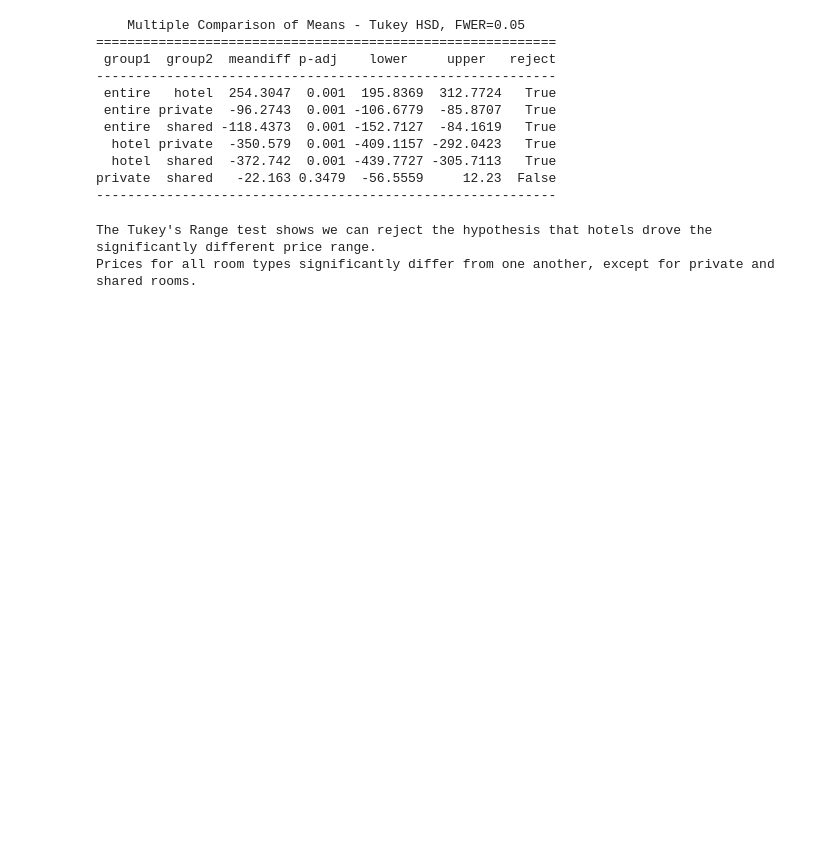
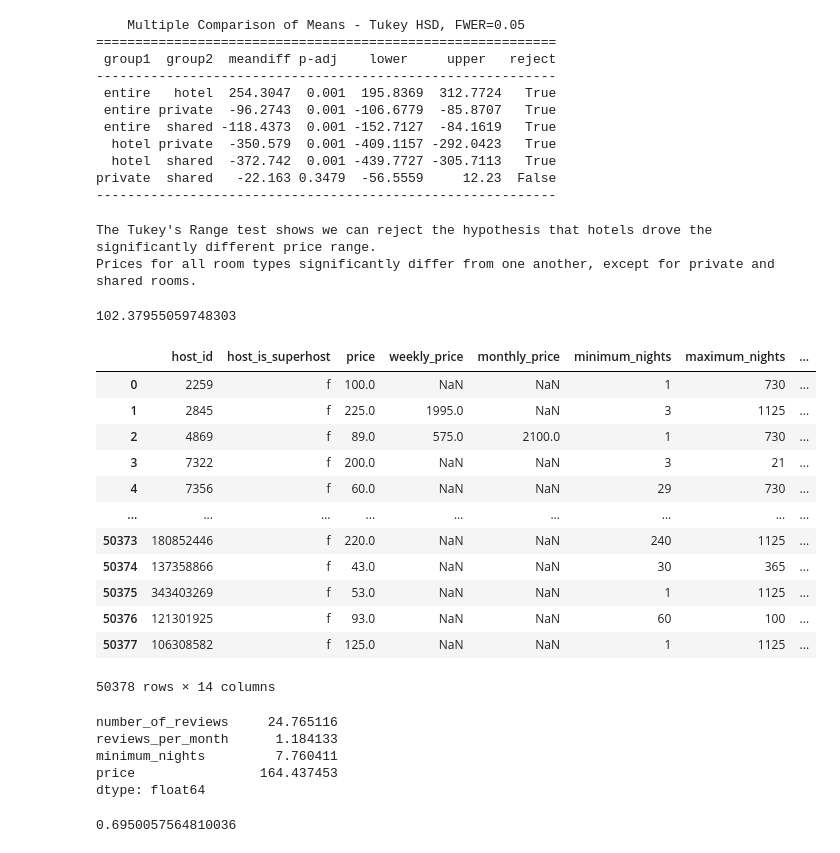
Before and after one commit to AlbaneCM/airbnb, a Jupyter notebook: airbnb.ipynb, the cells around one changed output. Saved outputs shown, nothing was run; the diff lists cells and outputs as text; code cells hidden in the pictures; blank space fills up the shorter version.

```diff
--- a/airbnb.ipynb
+++ b/airbnb.ipynb
@@ -1206,2 +1213,36 @@ Prices for all room types significantly differ from one another, except for priv
+# %%
+city['revenue_past'] = city['price'] * city['minimum_nights'] * city['number_of_reviews']
+city['roomnights_past'] = city['minimum_nights'] * city['number_of_reviews']
+# %% [output]
+102.37955059748303
+# %%
+# monthly
+city['revenue_month_past'] = city['price'] * city['minimum_nights'] * city['reviews_per_month']
+city['roomnights_month_past'] = city['minimum_nights'] * city['reviews_per_month']
+# %%
+df_revenue = city[['host_id', 'host_is_superhost', 'price', 'weekly_price', 'monthly_price', 'minimum_nights', 'maximum_nights', 'number_of_reviews', 'reviews_per_month', 'is_weekly_price', 'roomnights_past', 'revenue_past', 'revenue_month_past', 'roomnights_month_past']]
+df_revenue
+# %% [output]
+|  | host_id | host_is_superhost | price | weekly_price | monthly_price | minimum_nights | maximum_nights | ... |
+| 0 | 2259 | f | 100.0 | NaN | NaN | 1 | 730 | ... |
+| 1 | 2845 | f | 225.0 | 1995.0 | NaN | 3 | 1125 | ... |
+| 2 | 4869 | f | 89.0 | 575.0 | 2100.0 | 1 | 730 | ... |
+| 3 | 7322 | f | 200.0 | NaN | NaN | 3 | 21 | ... |
+| 4 | 7356 | f | 60.0 | NaN | NaN | 29 | 730 | ... |
+| ... | ... | ... | ... | ... | ... | ... | ... | ... |
+| 50373 | 180852446 | f | 220.0 | NaN | NaN | 240 | 1125 | ... |
+| 50374 | 137358866 | f | 43.0 | NaN | NaN | 30 | 365 | ... |
+| 50375 | 343403269 | f | 53.0 | NaN | NaN | 1 | 1125 | ... |
+| 50376 | 121301925 | f | 93.0 | NaN | NaN | 60 | 100 | ... |
+| 50377 | 106308582 | f | 125.0 | NaN | NaN | 1 | 1125 | ... |
+50378 rows × 14 columns
+# %%
+df_revenue[['number_of_reviews', 'reviews_per_month', 'minimum_nights', 'price']].mean()
+# %% [output]
+number_of_reviews     24.765116
+reviews_per_month      1.184133
+minimum_nights         7.760411
+price                164.437453
+dtype: float64
 # %%
 # Work in progress
@@ -1213,3 +1252,5 @@ Prices for all room types significantly differ from one another, except for priv
 city['TV'] = city.amenities.apply(lambda x: True if 'TV' in x else False)
 percent_is_TV = len(city[city['TV'] == True]) / len(city['TV'])
 percent_is_TV
+# %% [output]
+0.6950057564810036
```
Also changed, not shown: parts of 4 cells of this notebook.
